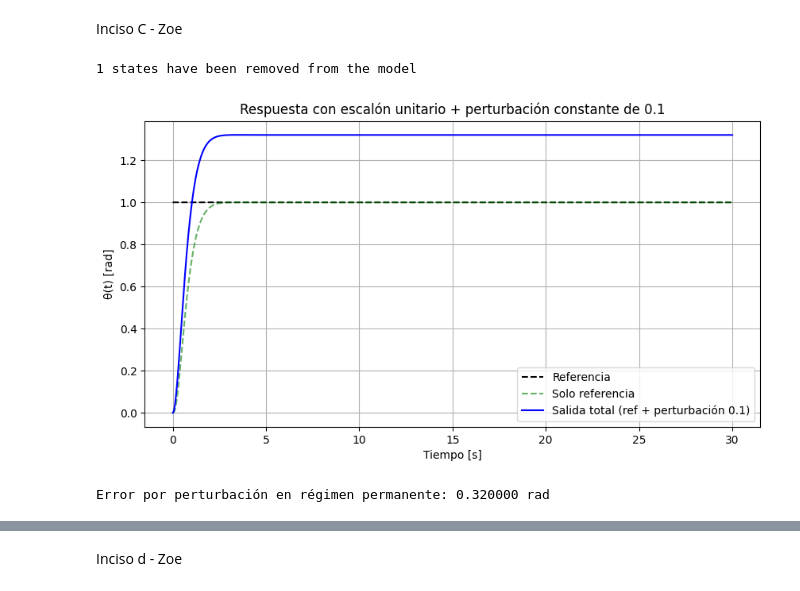
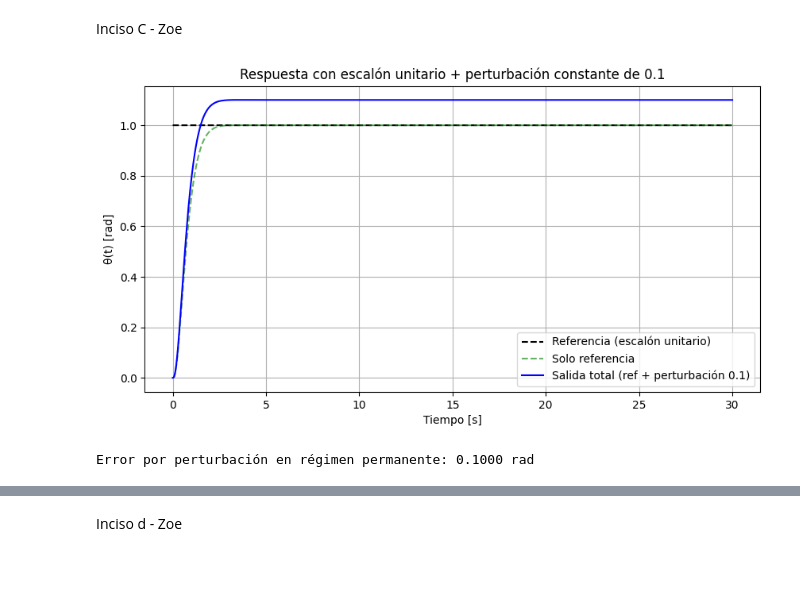
Before and after one commit to Zoevelazquez0430/TP1-SistemasDeControl, a Jupyter notebook: TP1-Control.ipynb, the cells around one changed output, grey strips where cells are left out. Saved outputs shown, nothing was run; the diff lists cells and outputs as text; code cells hidden in the pictures.

```diff
--- a/TP1-Control.ipynb
+++ b/TP1-Control.ipynb
@@ -425,6 +425,8 @@ requeridas en la Parte B. Esto motivará el diseño de un compensador más adela
 # %% [markdown]
 Inciso C - Zoe
 # %%
+# Inciso c — Escalón unitario + perturbación constante de 0.1
+
 import control as ctrl
 import matplotlib.pyplot as plt
 import numpy as np
@@ -433,51 +435,39 @@ import numpy as np
 L = 0.15
 R = 0.7
 K_e = 0.1
 J_val = 0.02
 B_val = 0.25
 K_t = 0.25
 
 # Planta completa G(s)
 G = ctrl.tf([K_t], [L*J_val, J_val*R + B_val*L, B_val*R + K_e*K_t, 0])
 
-# Parte mecánica: 1 / s(Js + B)
-G_mec = ctrl.tf([1], [J_val, B_val, 0])
-
-# Lazo cerrado ante referencia
+# Lazo cerrado con realimentación unitaria
 G_cl = ctrl.feedback(G, 1)
 
-# Transferencia perturbación → salida
-# G_pert = G_mec / (1 + G)
-# Lo calculamos directamente como fracción de polinomios
-num_pert = G_mec.num[0][0]
-den_pert = (G_mec * (1 + G)).den[0][0]  # G_mec * (1 + G) en denominador
-G_pert = ctrl.tf(num_pert, ctrl.tf(num_pert, [1]).den[0][0])  # placeholder
-
-# Forma más segura: usar minreal y operar directo
-G_pert = ctrl.minreal(G_mec / (1 + G))
+# Transferencia perturbación → salida (N entra antes de la planta, según pizarrón)
+G_pert = G_cl
 
 t = np.linspace(0, 30, 3000)
 
 _, y_ref  = ctrl.step_response(G_cl, T=t)
 _, y_pert = ctrl.step_response(0.1 * G_pert, T=t)
 
 y_total = y_ref + y_pert
 
-plt.figure(figsize=(10,5))
-plt.plot(t, np.ones_like(t), 'k--', label='Referencia')
+plt.figure(figsize=(10, 5))
+plt.plot(t, np.ones_like(t), 'k--', label='Referencia (escalón unitario)')
 plt.plot(t, y_ref, 'g--', alpha=0.6, label='Solo referencia')
 plt.plot(t, y_total, 'b', label='Salida total (ref + perturbación 0.1)')
 plt.xlabel('Tiempo [s]')
 plt.ylabel('θ(t) [rad]')
 plt.title('Respuesta con escalón unitario + perturbación constante de 0.1')
 plt.legend()
 plt.grid(True)
 plt.show()
 
-# Verificación analítica del error
-print(f"Error por perturbación en régimen permanente: {y_pert[-1]:.6f} rad")
+print(f"Error por perturbación en régimen permanente: {y_pert[-1]:.4f} rad")
 # %% [output]
+[figure, new version]
-1 states have been removed from the model
+Error por perturbación en régimen permanente: 0.1000 rad
-[figure, old version]
-Error por perturbación en régimen permanente: 0.320000 rad
 # %% [markdown]
```
Also changed, not shown: parts of 3 cells of this notebook.
